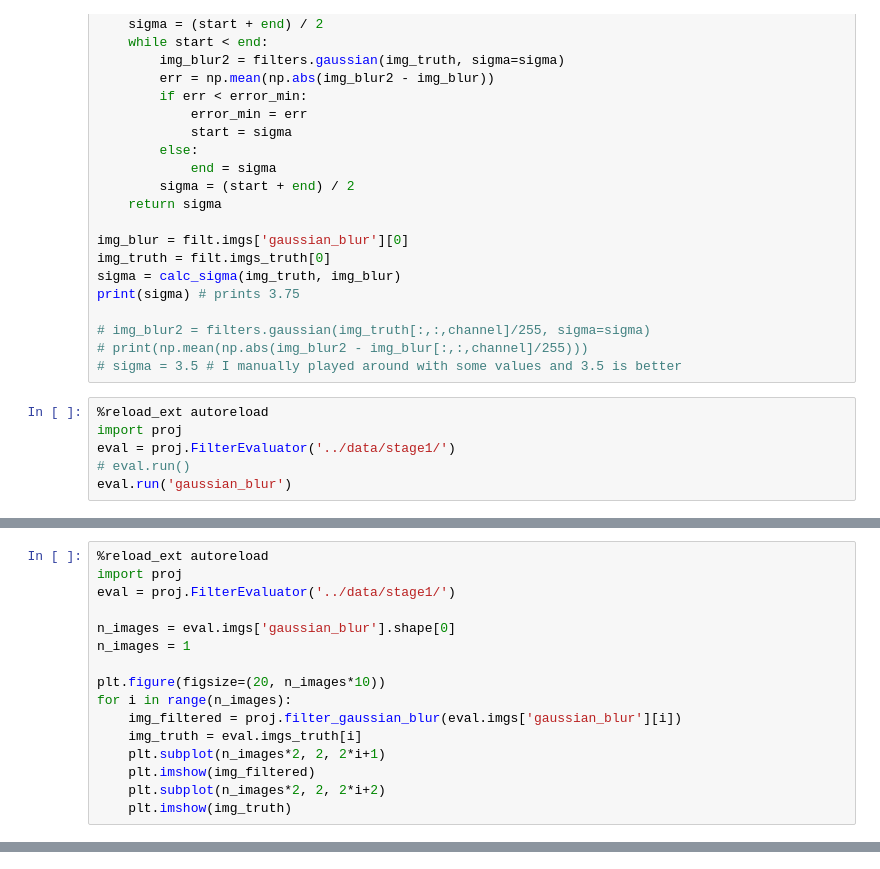
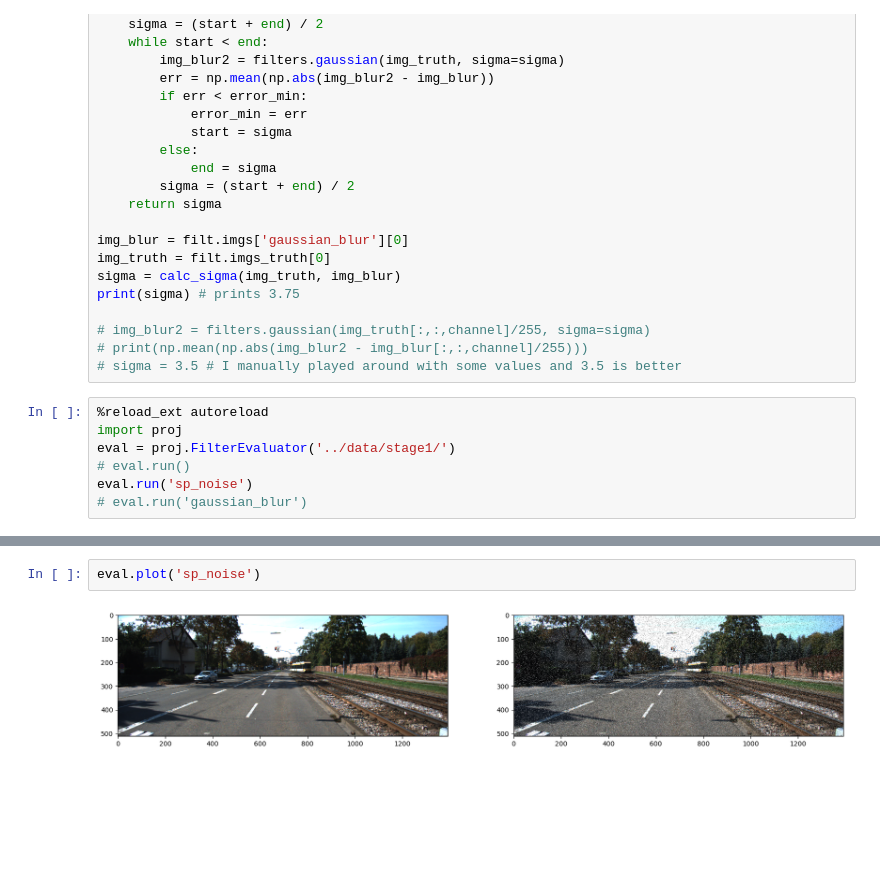
Before and after one commit to hershey890/ece188, a Jupyter notebook: scripts/stage1.ipynb, the cells around one changed output, grey strips where cells are left out. Cells and saved outputs as stored; diff of their text form; blank space fills up the shorter version.

Commit message:
sp_noise done and hits benchmkars, gaussian_noise basic version done but fails psnr benchmark

```diff
--- a/scripts/stage1.ipynb
+++ b/scripts/stage1.ipynb
@@ -125,4 +124,5 @@ print(sigma) # prints 3.75
 import proj
 eval = proj.FilterEvaluator('../data/stage1/')
 # eval.run()
-eval.run('gaussian_blur')
+eval.run('sp_noise')
+# eval.run('gaussian_blur')
@@ -129,16 +132,0 @@ eval.run('gaussian_blur')
-# %%
-%reload_ext autoreload
-import proj
-eval = proj.FilterEvaluator('../data/stage1/')
-
-n_images = eval.imgs['gaussian_blur'].shape[0]
-n_images = 1
-
-plt.figure(figsize=(20, n_images*10))
-for i in range(n_images):
-    img_filtered = proj.filter_gaussian_blur(eval.imgs['gaussian_blur'][i])
-    img_truth = eval.imgs_truth[i]
-    plt.subplot(n_images*2, 2, 2*i+1)
-    plt.imshow(img_filtered)
-    plt.subplot(n_images*2, 2, 2*i+2)
-    plt.imshow(img_truth)
@@ -165,0 +133,4 @@ plt.imshow(cv2.cvtColor(img_truth, cv2.COLOR_YUV2RGB))
+# %%
+eval.plot('sp_noise')
+# %% [output]
+[figure, added]
```
Also changed, not shown: parts of 3 cells of this notebook, 1 other file.
